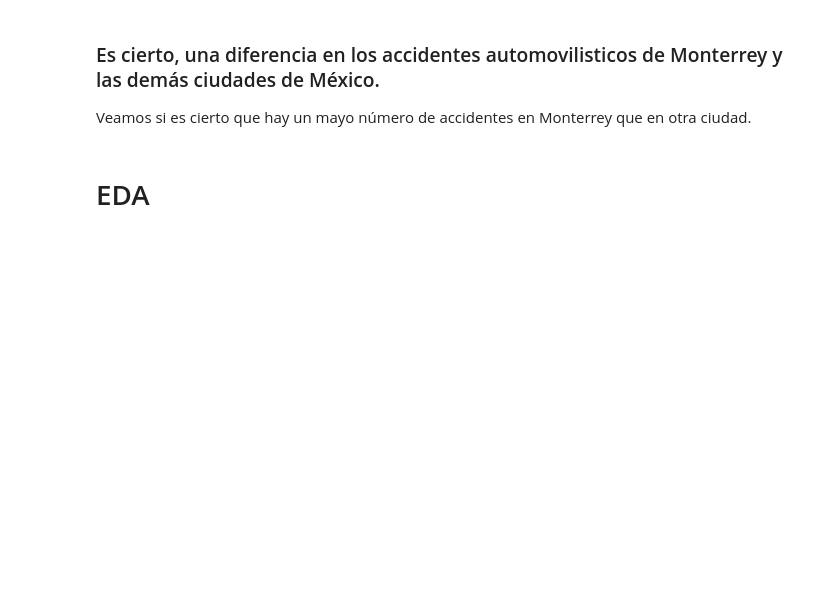
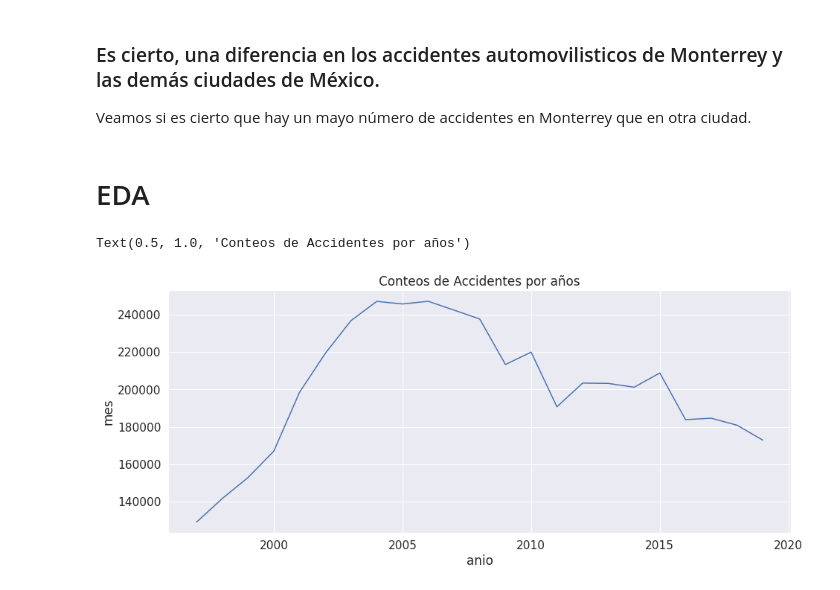
Before and after one commit to Enriquesec/Los_regios_son_los_mas_aventados, a Jupyter notebook: notebooks/02_exploratory_data_analysis.ipynb, the cells around one changed output. Drawn from its saved outputs; the diff is of its cells as text; code cells hidden in the pictures; blank space fills up the shorter version.

```diff
--- a/notebooks/02_exploratory_data_analysis.ipynb
+++ b/notebooks/02_exploratory_data_analysis.ipynb
@@ -15,0 +20,9 @@ accidentes_mexico = pd.read_csv("../data/processed/atus_anual_1997_2019.csv", in
+# %%
+# graficamos el numero total de accidentes por años.
+plt.rcParams['figure.figsize'] = (15, 6)
+sns.lineplot(data=accidentes_mexico[accidentes_mexico.nom_entidad.isin(entidad["nom_entidad"].tolist()[0:6])].groupby(["anio"], as_index=False).mes.count(),
+             x="anio", y="mes")
+plt.title("Conteos de Accidentes por años")
+# %% [output]
+Text(0.5, 1.0, 'Conteos de Accidentes por años')
+[figure, added]
```
Also changed, not shown: parts of 13 cells of this notebook, 1 other file.
